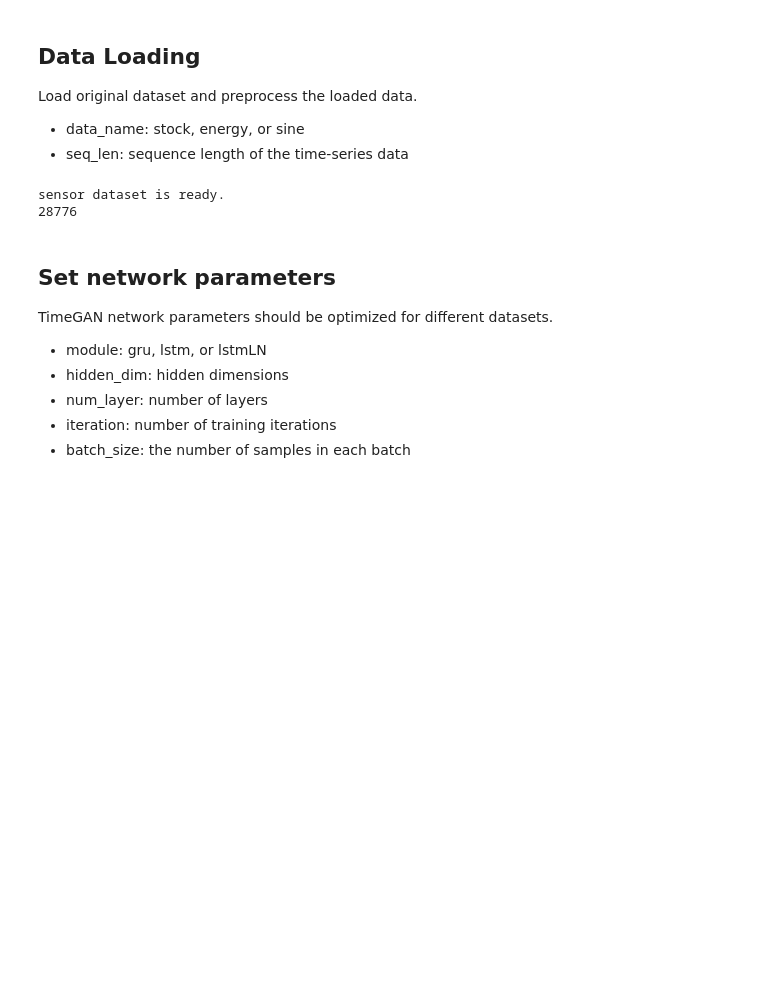
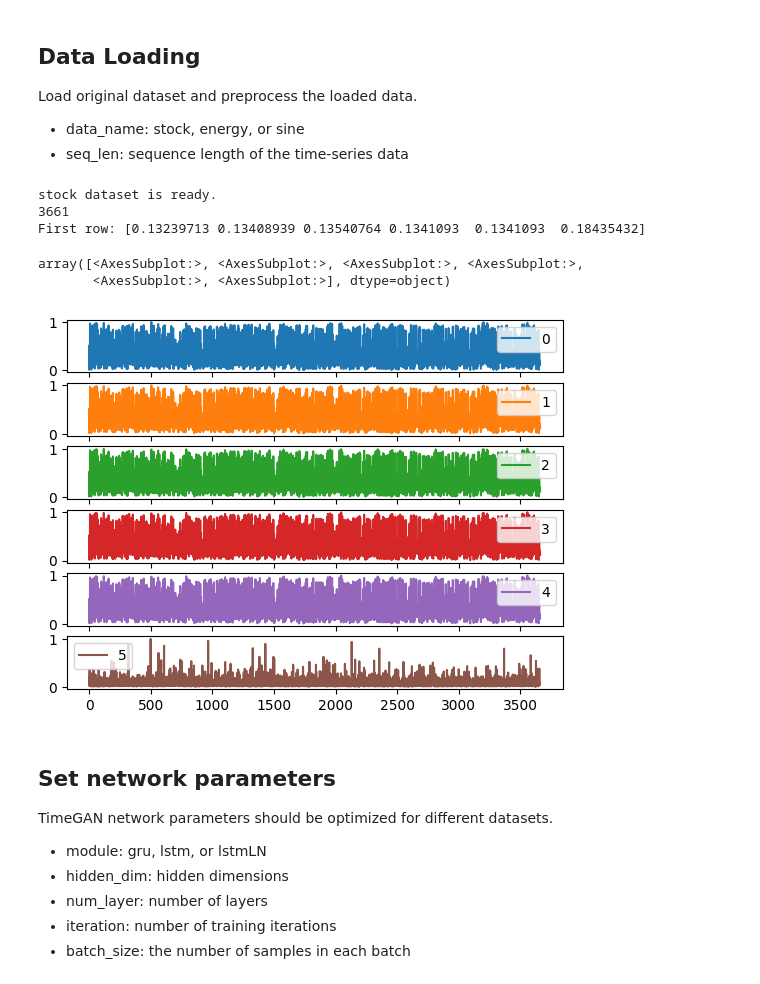
Before and after one commit to fredrikSveen/TimeGAN, a Jupyter notebook: tutorial_timegan.ipynb, the cells around one changed output. Cells and saved outputs as stored; diff of their text form; code cells hidden in the pictures; blank space fills up the shorter version.

```diff
--- a/tutorial_timegan.ipynb
+++ b/tutorial_timegan.ipynb
@@ -54,7 +61,7 @@ Load original dataset and preprocess the loaded data.
 - seq_len: sequence length of the time-series data
 # %%
 ## Data loading
-data_name = 'sensor'
+data_name = 'stock'
 seq_len = 24
 
 if data_name in ['stock', 'energy', 'sensor']:
@@ -66,9 +73,18 @@ elif data_name == 'sine':
 
 print(data_name + ' dataset is ready.')
 print(len(ori_data))
+print(f'First row: {ori_data[0][0]}')
 # %% [output]
-sensor dataset is ready.
-28776
+stock dataset is ready.
+3661
+First row: [0.13239713 0.13408939 0.13540764 0.1341093  0.1341093  0.18435432]
+# %%
+ori_post_df = list_to_df(ori_data)
+ori_post_df.plot(subplots=(1,5))
+# %% [output]
+array([<AxesSubplot:>, <AxesSubplot:>, <AxesSubplot:>, <AxesSubplot:>,
+       <AxesSubplot:>, <AxesSubplot:>], dtype=object)
+[figure, added]
 # %% [markdown]
 ## Set network parameters
 
```
Also changed, not shown: parts of 6 cells of this notebook, 2 other files.
